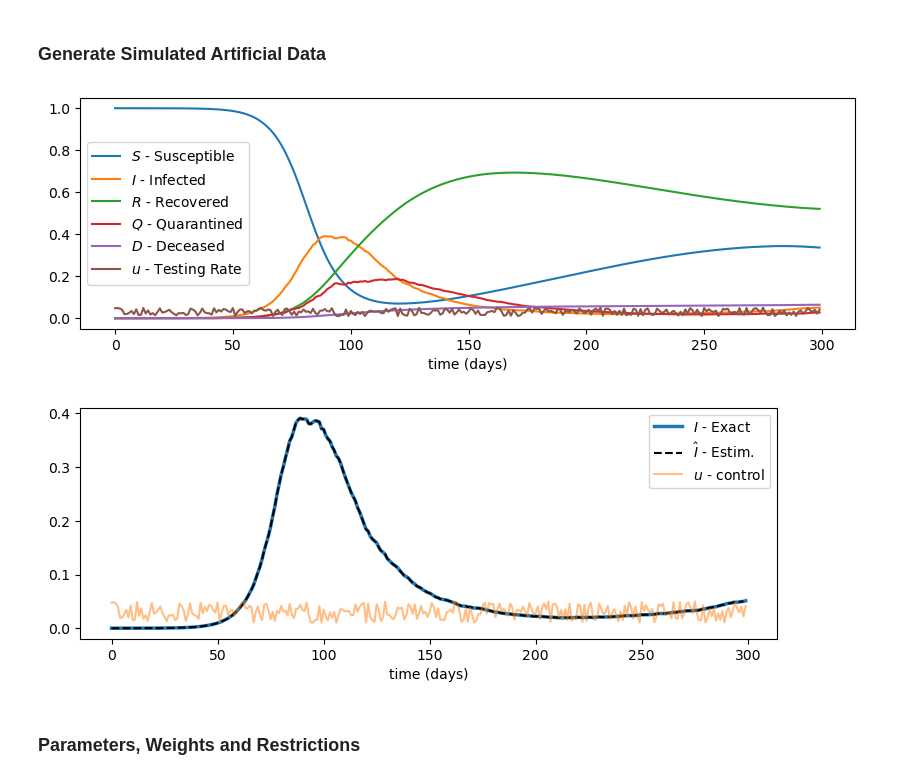
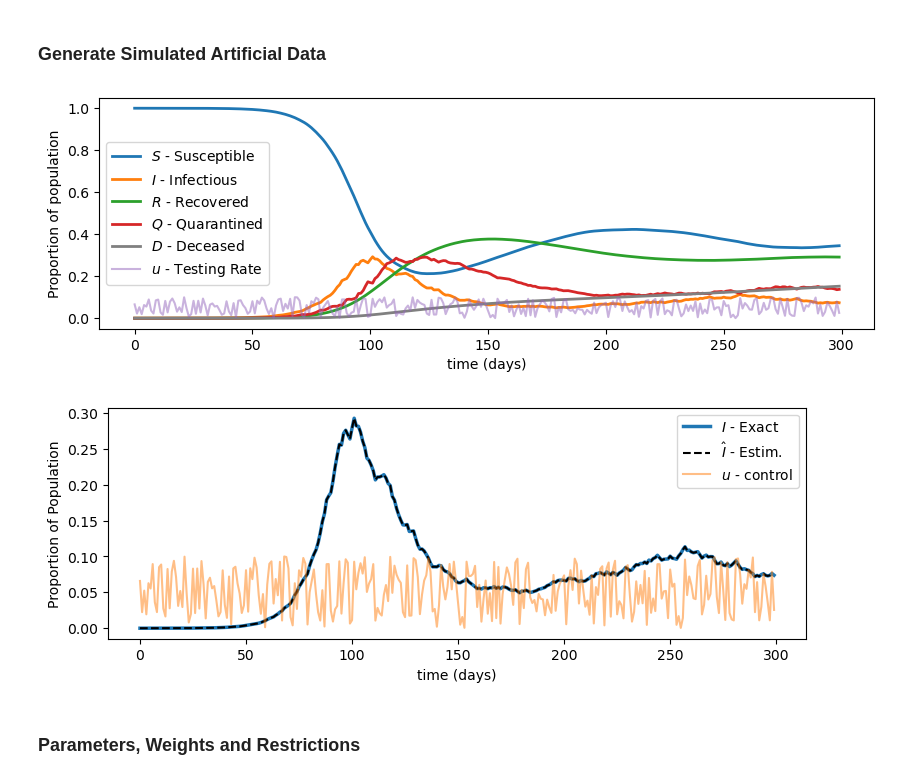
Before and after one commit to fredsonaguiar/sirq_model_control_quarantine, a Jupyter notebook: sirq model - complete.ipynb, the cells around one changed output. Cells and saved outputs as stored; diff of their text form; code cells hidden in the pictures.

```diff
--- a/sirq model - complete.ipynb
+++ b/sirq model - complete.ipynb
@@ -83,43 +83,43 @@ def simulate(sample_lenght, theta=None, u_max=0, u_min=0, epsilon=1e-5, model=No
 
   return states
 # %%
-theta = np.array([0.2, 0.02, 0.04, 0.002, 0.001, 0.005])
-sample = simulate(sample_lenght=300, theta=theta, u_min=0.01, u_max=0.05, epsilon=1e-5)
+theta = np.array([0.2, 0.02, 0.03, 0.002, 0.003, 0.02])
+sample = simulate(sample_lenght=300, theta=theta, u_min=0.0, u_max=0.1, epsilon=1e-5)
 
 plt.figure(figsize=(10,3))
-plt.plot(sample[:,0], label = "$S$ - Susceptible")
-plt.plot(sample[:,1], label = "$I$ - Infected")
-plt.plot(sample[:,2], label = "$R$ - Recovered")
-plt.plot(sample[:,3], label = "$Q$ - Quarantined")
-plt.plot(sample[:,4], label = "$D$ - Deceased")
-plt.plot(sample[:,5], label = "$u$ - Testing Rate")
+plt.plot(sample[:,0], label = "$S$ - Susceptible", linewidth=2)
+plt.plot(sample[:,1], label = "$I$ - Infectious", linewidth=2)
+plt.plot(sample[:,2], label = "$R$ - Recovered", linewidth=2)
+plt.plot(sample[:,3], label = "$Q$ - Quarantined", linewidth=2)
+plt.plot(sample[:,4], label = "$D$ - Deceased", color="gray", linewidth=2)
+plt.plot(sample[:,5], label = "$u$ - Testing Rate", alpha=0.5)
 
-# plt.ylabel("Population")
 plt.xlabel("time (days)")
+plt.ylabel("Proportion of population")
 
 plt.legend()
 plt.savefig("sirq_figures/sirq_model_sample.svg", bbox_inches='tight', format="svg")
 plt.show()
 # %% [output]
-[figure, old version]
+[figure, new version]
 # %%
 # expression to recover infected states
 i_hat = (sample[1:,3] - sample[:-1,3]*(1-theta[2]-theta[4]))/sample[:-1,-1]
 
 plt.figure(figsize=(9,3))
 
 plt.plot(sample[:,1], label = "$I$ - Exact", linewidth=2.5)
 plt.plot(i_hat, '--', label = "$\\hat{I}$ - Estim.", color="k")
 plt.plot(sample[:,-1], label = "$u$ - control", alpha=0.5)
 
-# plt.ylabel("Infected Population")
+plt.ylabel("Proportion of Population")
 plt.xlabel("time (days)")
 
 plt.legend()
 plt.savefig("sirq_figures/infected_observation.svg", bbox_inches='tight', format="svg")
 plt.show()
 # %% [output]
-[figure, old version]
+[figure, new version]
 # %% [markdown]
 ### Parameters, Weights and Restrictions
 # %%
```
Also changed, not shown: parts of 59 cells of this notebook, 28 other files.
